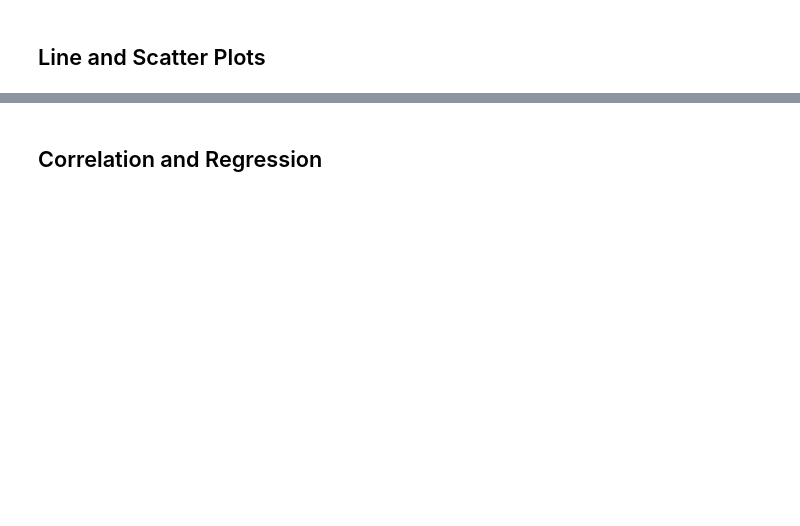
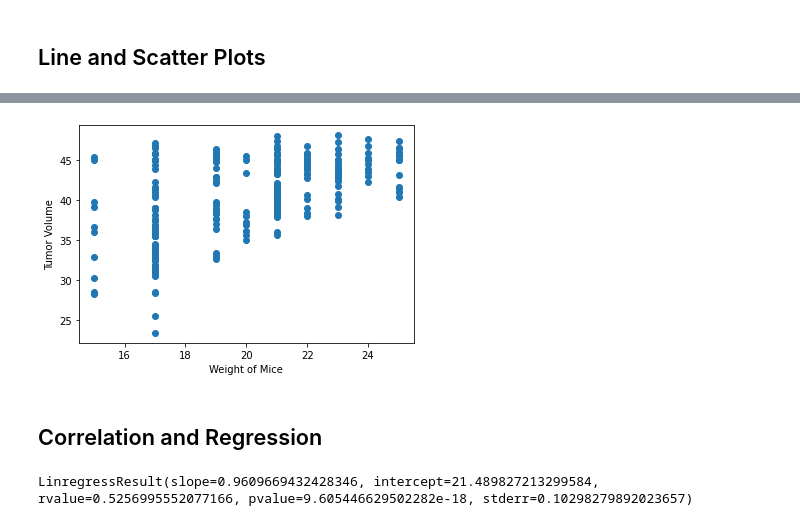
Before and after one commit to segsfem/matplotlib-challenge, a Jupyter notebook: Instructions/Pymaceuticals/pymaceuticals_starter.ipynb, the cells around one changed output, grey strips where cells are left out. Cells and saved outputs as stored; diff of their text form; code cells hidden in the pictures; blank space fills up the shorter version.

```diff
--- a/Instructions/Pymaceuticals/pymaceuticals_starter.ipynb
+++ b/Instructions/Pymaceuticals/pymaceuticals_starter.ipynb
@@ -242,7 +285,19 @@ dtype: object
 # %%
 # Generate a scatter plot of mouse weight versus average tumor volume for the Capomulin regimen
+total_capomulin = duplicate_mouse_drop.loc[duplicate_mouse_drop['Drug Regimen']== 'Capomulin']
+plt.scatter(total_capomulin['Weight (g)'],total_capomulin['Tumor Volume (mm3)'])
+plt.xlabel('Weight of Mice')
+plt.ylabel('Tumor Volume')
+plt.show()
+# %% [output]
+[figure, added]
 # %% [markdown]
 ## Correlation and Regression
 # %%
 # Calculate the correlation coefficient and linear regression model
 # for mouse weight and average tumor volume for the Capomulin regimen
+correlation = round(st.pearsonr(total_capomulin["Weight (g)"], total_capomulin["Tumor Volume (mm3)"])[0],2)
+Linregress = st.linregress(total_capomulin["Weight (g)"], total_capomulin["Tumor Volume (mm3)"])
+Linregress
+# %% [output]
+LinregressResult(slope=0.9609669432428346, intercept=21.489827213299584, rvalue=0.5256995552077166, pvalue=9.605446629502282e-18, stderr=0.10298279892023657)
```
Also changed, not shown: parts of 5 cells of this notebook.
